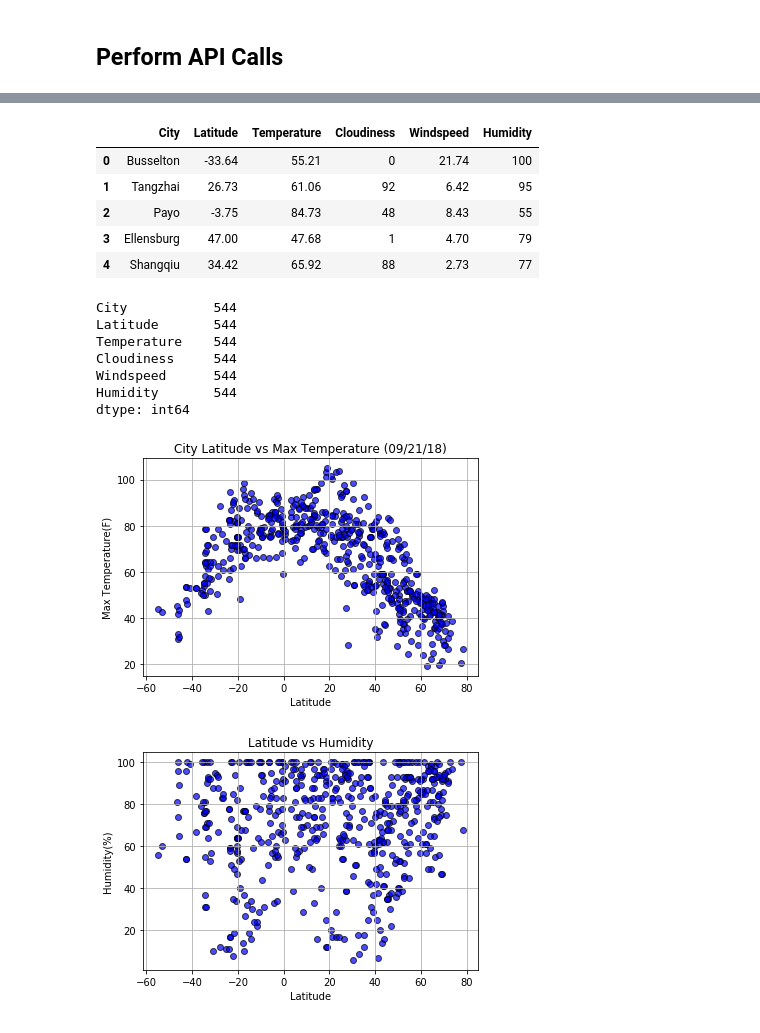
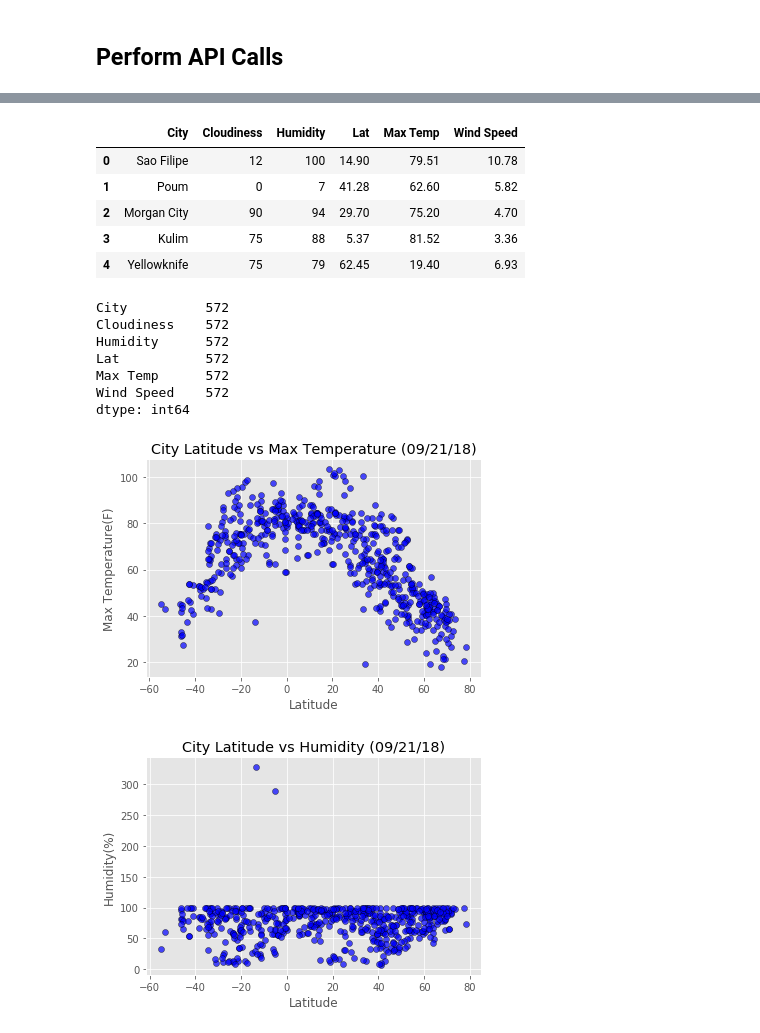
Before and after one commit to pogomike/WeatherPy, a Jupyter notebook: WeatherPy.ipynb, the cells around one changed output, grey strips where cells are left out. Drawn from its saved outputs; the diff is of its cells as text; code cells hidden in the pictures.

```diff
--- a/WeatherPy.ipynb
+++ b/WeatherPy.ipynb
@@ -5,6 +5,8 @@ import pandas as pd
 import numpy as np
 import requests
 import time
+from matplotlib import style
+style.use('ggplot')
 
 # Import API key
 import api_keys
@@ -96,45 +98,45 @@ for n in cities:
     response = requests.get(query_url + str(n)).json()
     try:
         lat.append(response['coord']['lat'])
+        city_name.append(response['name'])
+        temperature.append(response['main']['temp'])
+        windspeed.append(response['wind']['speed'])
+        cloudiness.append(response['clouds']['all'])
+        humidity.append(response['main']['humidity'])
     except:
-        continue
-    city_name.append(response['name'])
-    temperature.append(response['main']['temp'])
-    windspeed.append(response['wind']['speed'])
-    cloudiness.append(response['clouds']['all'])
-    humidity.append(response['main']['humidity'])
+        "Null"
 # %%
 data_df=pd.DataFrame({"City":city_name,
-                      "Latitude":lat,
-                      "Temperature":temperature,
                       "Cloudiness":cloudiness,
-                      "Windspeed":windspeed,
                       "Humidity":humidity,
+                      "Lat":lat,
+                      "Max Temp":temperature,
+                      "Wind Speed":windspeed,
                       })
 data_df.head()
 # %% [output]
-|  | City | Latitude | Temperature | Cloudiness | Windspeed | Humidity |
-| 0 | Busselton | -33.64 | 55.21 | 0 | 21.74 | 100 |
-| 1 | Tangzhai | 26.73 | 61.06 | 92 | 6.42 | 95 |
-| 2 | Payo | -3.75 | 84.73 | 48 | 8.43 | 55 |
-| 3 | Ellensburg | 47.00 | 47.68 | 1 | 4.70 | 79 |
-| 4 | Shangqiu | 34.42 | 65.92 | 88 | 2.73 | 77 |
+|  | City | Cloudiness | Humidity | Lat | Max Temp | Wind Speed |
+| 0 | Sao Filipe | 12 | 100 | 14.90 | 79.51 | 10.78 |
+| 1 | Poum | 0 | 7 | 41.28 | 62.60 | 5.82 |
+| 2 | Morgan City | 90 | 94 | 29.70 | 75.20 | 4.70 |
+| 3 | Kulim | 75 | 88 | 5.37 | 81.52 | 3.36 |
+| 4 | Yellowknife | 75 | 79 | 62.45 | 19.40 | 6.93 |
 # %%
 data_df.count()
 # %% [output]
-City           544
-Latitude       544
-Temperature    544
-Cloudiness     544
-Windspeed      544
-Humidity       544
+City          572
+Cloudiness    572
+Humidity      572
+Lat           572
+Max Temp      572
+Wind Speed    572
 dtype: int64
 # %%
 exported_data=data_df.to_csv('WeatherData.csv')
 # %%
 #City Latitude vs Max Temperature scatter plot
-x_axis=data_df["Latitude"]
-y_axis=data_df["Temperature"]
+x_axis=data_df["Lat"]
+y_axis=data_df["Max Temp"]
 plt.scatter(x_axis,y_axis,marker ='o', facecolors ="blue", edgecolors='black',alpha = 0.7)
 plt.xlabel("Latitude")
 plt.ylabel("Max Temperature(F)")
@@ -143,19 +145,19 @@ plt.savefig('LatitudevsMaxTemperature')
 plt.grid(True)
 plt.show()
 # %% [output]
-[figure, old version]
+[figure, new version]
 # %%
 #Latitude vs Humidity
-x_axis=data_df["Latitude"]
+x_axis=data_df["Lat"]
 y_axis=data_df["Humidity"]
 plt.scatter(x_axis,y_axis,marker ='o', facecolors ="blue", edgecolors='black',alpha = 0.7)
 plt.xlabel("Latitude")
 plt.ylabel("Humidity(%)")
-plt.title("Latitude vs Humidity")
+plt.title("City Latitude vs Humidity (09/21/18)")
 plt.savefig("LatitudevsHumidity")
 plt.grid(True)
 plt.show()
 # %% [output]
-[figure, old version]
+[figure, new version]
 # %%
 #Latitude vs Cloudiness
```
Also changed, not shown: parts of 4 cells of this notebook.
